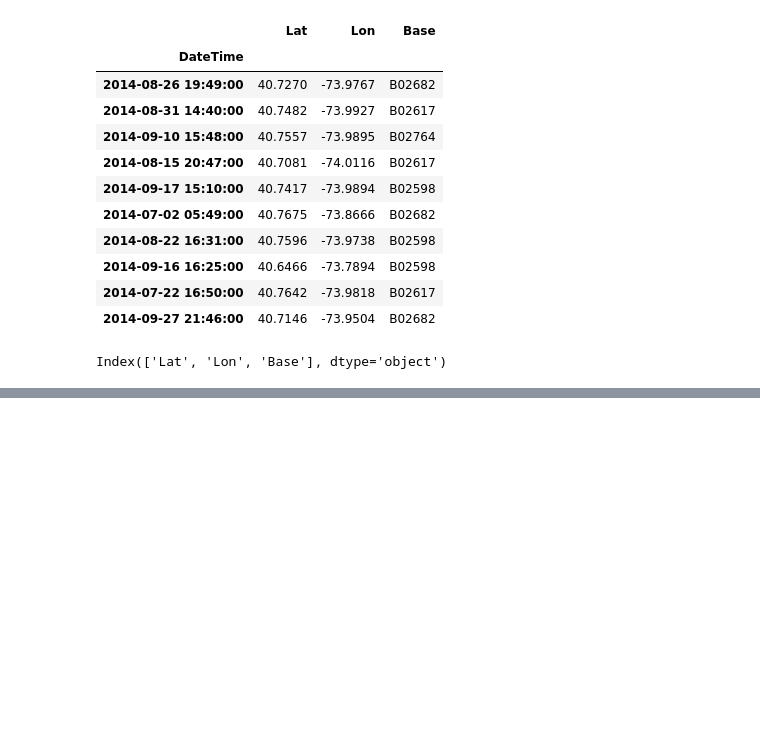
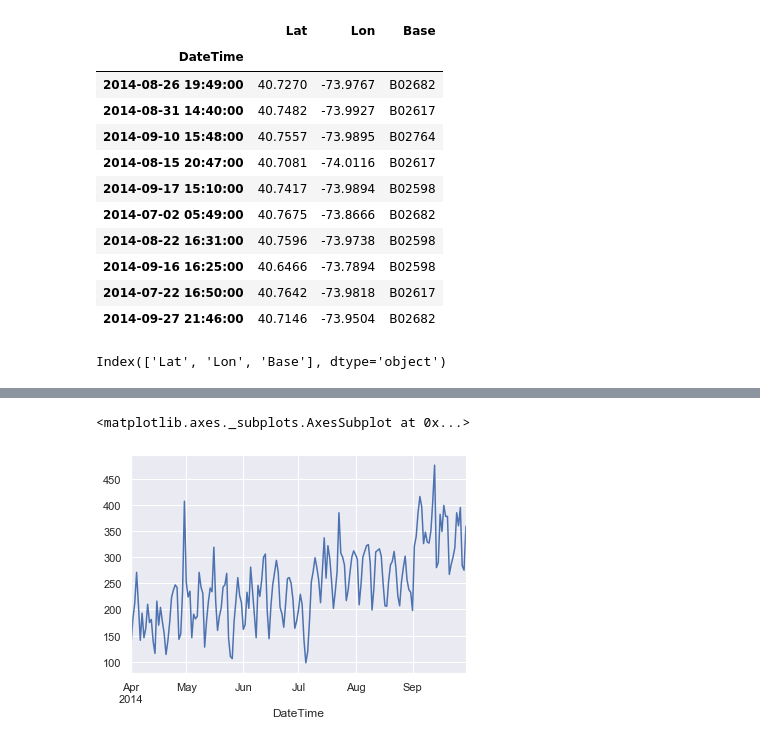
Before and after one commit to yrahan/uber, a Jupyter notebook: Uber Data Analysis Project.ipynb, the cells around one changed output, grey strips where cells are left out. Cells and saved outputs as stored; diff of their text form; code cells hidden in the pictures; blank space fills up the shorter version.

```diff
--- a/Uber Data Analysis Project.ipynb
+++ b/Uber Data Analysis Project.ipynb
@@ -186,0 +225,5 @@ Index(['Lat', 'Lon', 'Base'], dtype='object')
+# %%
+data_2014.Base.resample('D').count().plot()
+# %% [output]
+<matplotlib.axes._subplots.AxesSubplot at 0x...>
+[figure, added]
```
Also changed, not shown: parts of 18 cells of this notebook.
